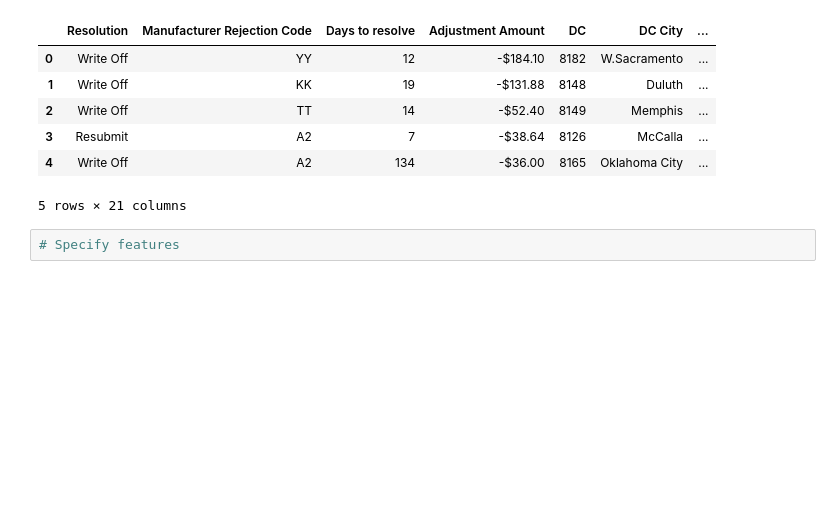
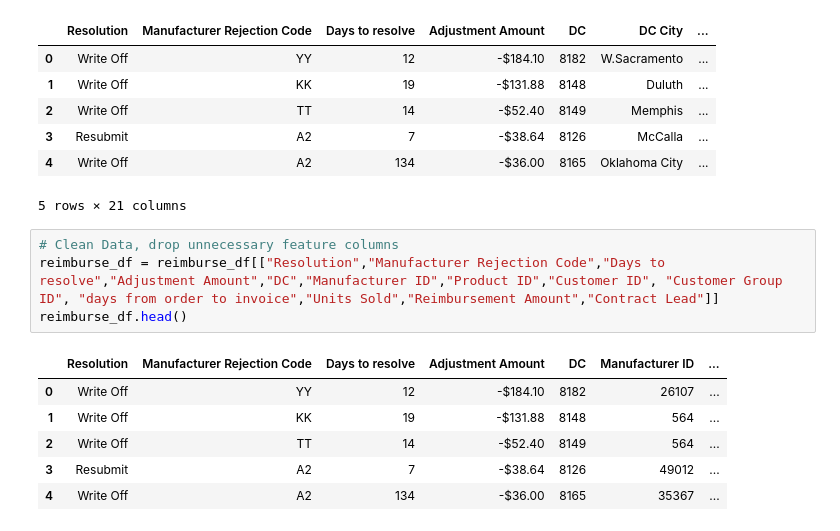
Before and after one commit to alexgwise/project_3, a Jupyter notebook: reimburse_decision_tree.ipynb, the cells around one changed output. Saved outputs shown, nothing was run; the diff lists cells and outputs as text; blank space fills up the shorter version.

```diff
--- a/reimburse_decision_tree.ipynb
+++ b/reimburse_decision_tree.ipynb
@@ -23,5 +23,14 @@ reimburse_df.head()
 | 3 | Resubmit | A2 | 7 | -$38.64 | 8126 | McCalla | ... |
 | 4 | Write Off | A2 | 134 | -$36.00 | 8165 | Oklahoma City | ... |
 5 rows × 21 columns
-# %%
-# Specify features
+# %%
+# Clean Data, drop unnecessary feature columns
+reimburse_df = reimburse_df[["Resolution","Manufacturer Rejection Code","Days to resolve","Adjustment Amount","DC","Manufacturer ID","Product ID","Customer ID", "Customer Group ID", "days from order to invoice","Units Sold","Reimbursement Amount","Contract Lead"]]
+reimburse_df.head()
+# %% [output]
+|  | Resolution | Manufacturer Rejection Code | Days to resolve | Adjustment Amount | DC | Manufacturer ID | ... |
+| 0 | Write Off | YY | 12 | -$184.10 | 8182 | 26107 | ... |
+| 1 | Write Off | KK | 19 | -$131.88 | 8148 | 564 | ... |
+| 2 | Write Off | TT | 14 | -$52.40 | 8149 | 564 | ... |
+| 3 | Resubmit | A2 | 7 | -$38.64 | 8126 | 49012 | ... |
+| 4 | Write Off | A2 | 134 | -$36.00 | 8165 | 35367 | ... |
```
Also changed, not shown: parts of 9 cells of this notebook, 1 other file.
